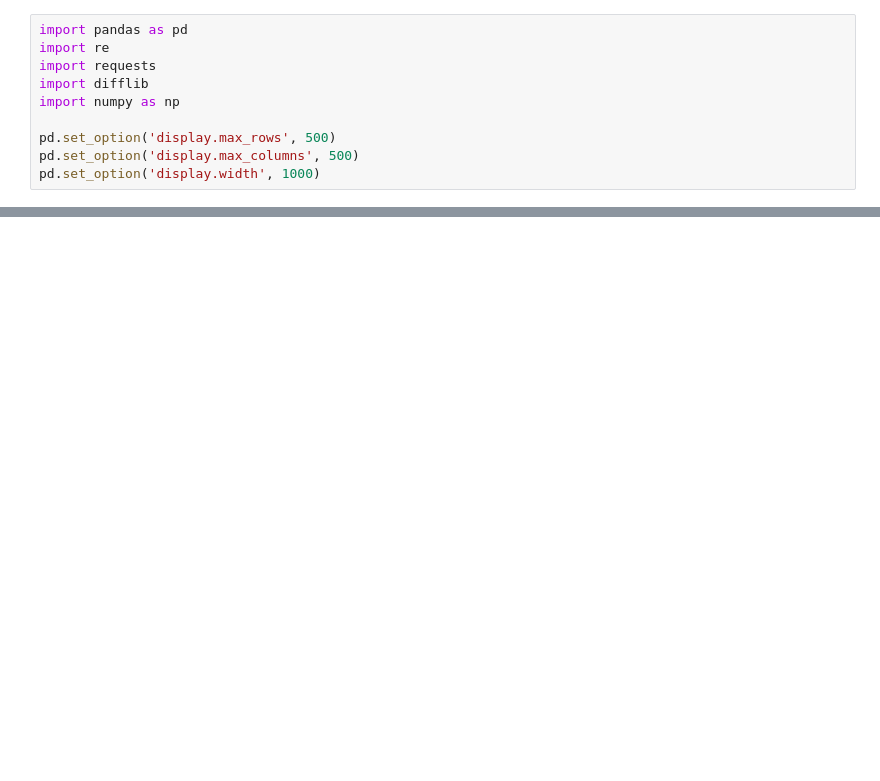
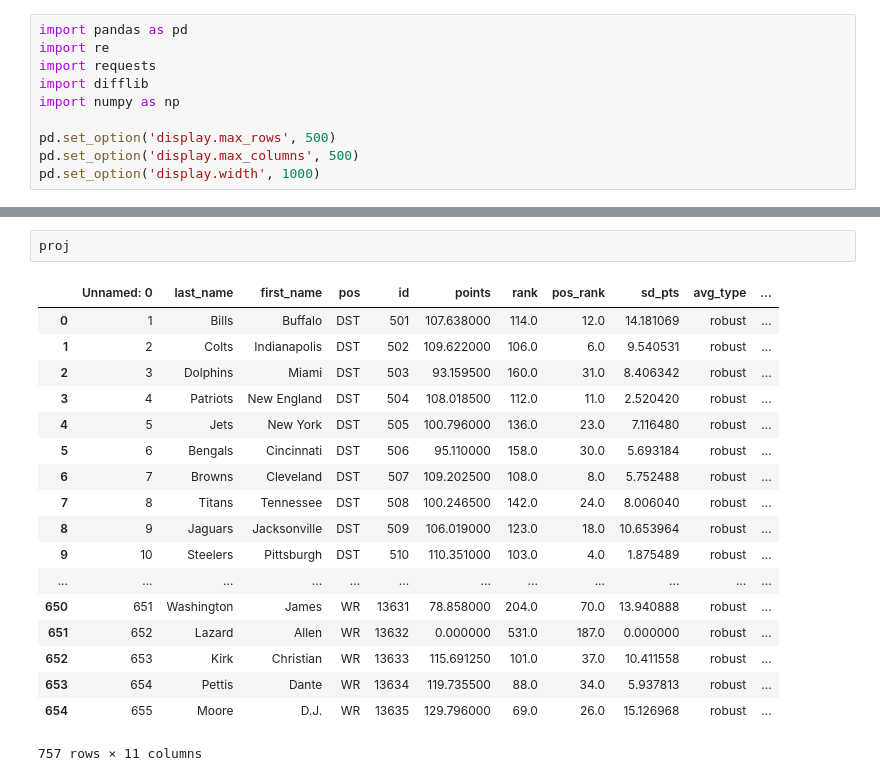
Before and after one commit to crm105/fantasy_football_algorithm, a Jupyter notebook: python_scrapes/ADP_scrape.ipynb, the cells around one changed output, grey strips where cells are left out. Saved outputs shown, nothing was run; the diff lists cells and outputs as text; blank space fills up the shorter version.

```diff
--- a/python_scrapes/ADP_scrape.ipynb
+++ b/python_scrapes/ADP_scrape.ipynb
@@ -98,3 +98,24 @@ Name: x, dtype: object
+# %%
+proj
+# %% [output]
+|  | Unnamed: 0 | last_name | first_name | pos | id | points | rank | pos_rank | sd_pts | avg_type | ... |
+| 0 | 1 | Bills | Buffalo | DST | 501 | 107.638000 | 114.0 | 12.0 | 14.181069 | robust | ... |
+| 1 | 2 | Colts | Indianapolis | DST | 502 | 109.622000 | 106.0 | 6.0 | 9.540531 | robust | ... |
+| 2 | 3 | Dolphins | Miami | DST | 503 | 93.159500 | 160.0 | 31.0 | 8.406342 | robust | ... |
+| 3 | 4 | Patriots | New England | DST | 504 | 108.018500 | 112.0 | 11.0 | 2.520420 | robust | ... |
+| 4 | 5 | Jets | New York | DST | 505 | 100.796000 | 136.0 | 23.0 | 7.116480 | robust | ... |
+| 5 | 6 | Bengals | Cincinnati | DST | 506 | 95.110000 | 158.0 | 30.0 | 5.693184 | robust | ... |
+| 6 | 7 | Browns | Cleveland | DST | 507 | 109.202500 | 108.0 | 8.0 | 5.752488 | robust | ... |
+| 7 | 8 | Titans | Tennessee | DST | 508 | 100.246500 | 142.0 | 24.0 | 8.006040 | robust | ... |
+| 8 | 9 | Jaguars | Jacksonville | DST | 509 | 106.019000 | 123.0 | 18.0 | 10.653964 | robust | ... |
+| 9 | 10 | Steelers | Pittsburgh | DST | 510 | 110.351000 | 103.0 | 4.0 | 1.875489 | robust | ... |
+| ... | ... | ... | ... | ... | ... | ... | ... | ... | ... | ... | ... |
+| 650 | 651 | Washington | James | WR | 13631 | 78.858000 | 204.0 | 70.0 | 13.940888 | robust | ... |
+| 651 | 652 | Lazard | Allen | WR | 13632 | 0.000000 | 531.0 | 187.0 | 0.000000 | robust | ... |
+| 652 | 653 | Kirk | Christian | WR | 13633 | 115.691250 | 101.0 | 37.0 | 10.411558 | robust | ... |
+| 653 | 654 | Pettis | Dante | WR | 13634 | 119.735500 | 88.0 | 34.0 | 5.937813 | robust | ... |
+| 654 | 655 | Moore | D.J. | WR | 13635 | 129.796000 | 69.0 | 26.0 | 15.126968 | robust | ... |
+757 rows × 11 columns
 # %%
 df
 # %% [output]
```
Also changed, not shown: parts of 13 cells of this notebook, 5 other files.
